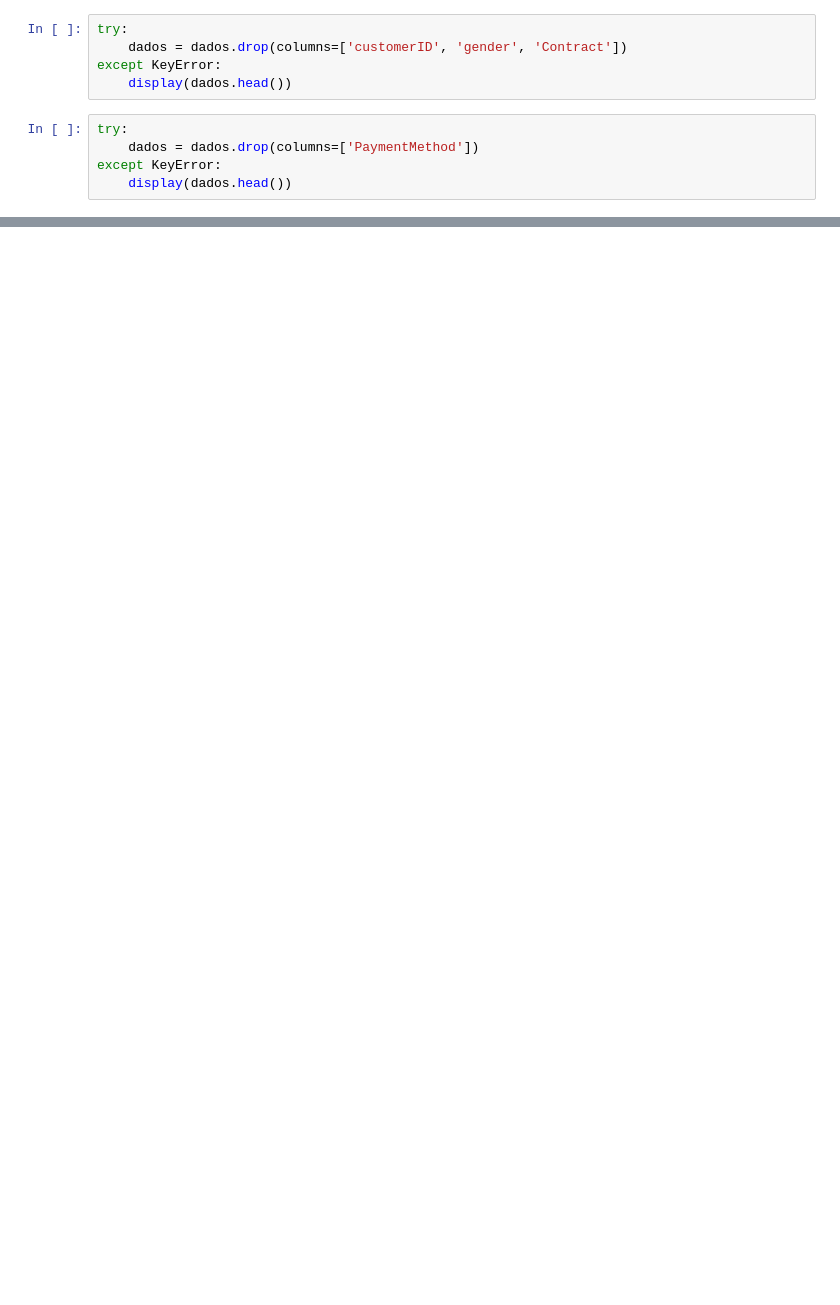
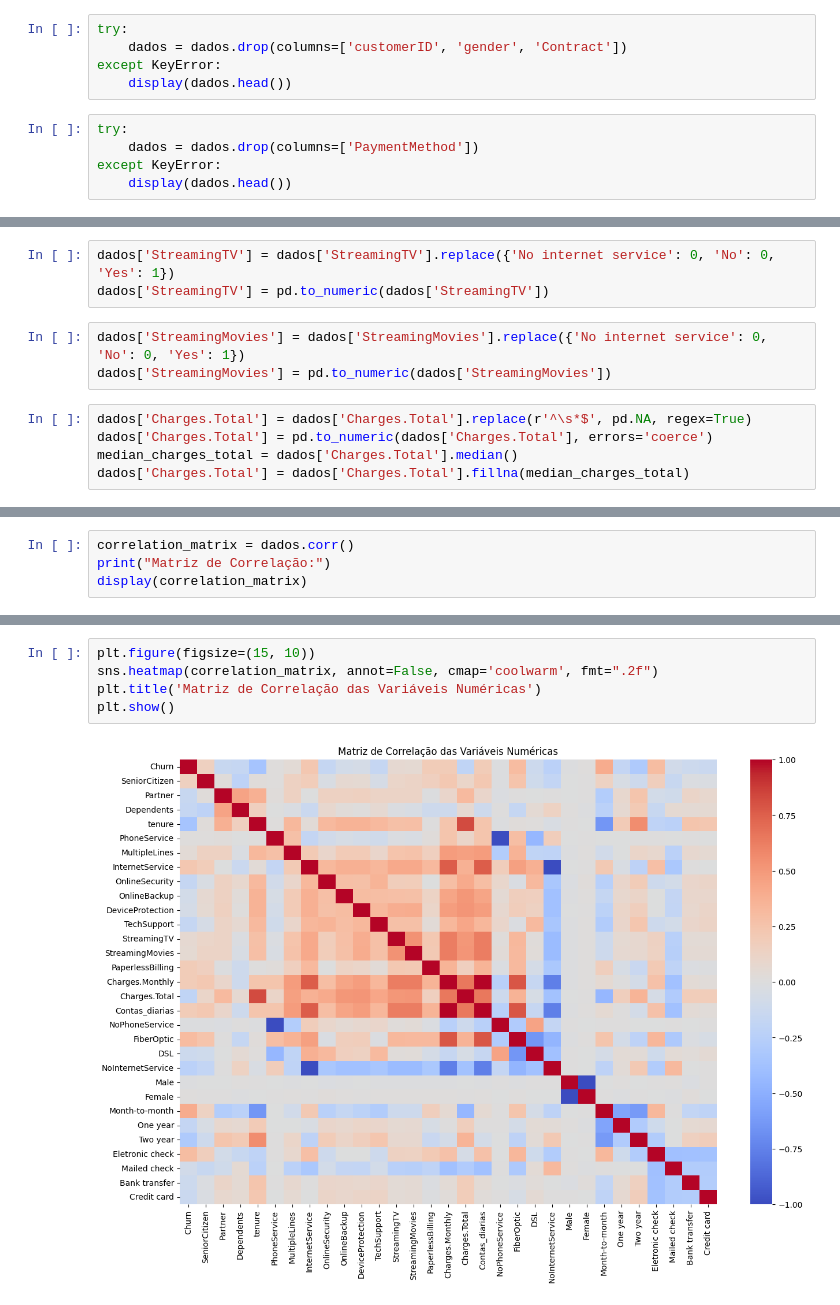
Before and after one commit to Housenkan/ChallengeAluraTelecomX_Part_2, a Jupyter notebook: TelecomX_Parte_2.ipynb, the cells around one changed output, grey strips where cells are left out. Drawn from its saved outputs; the diff is of its cells as text; blank space fills up the shorter version.

```diff
--- a/TelecomX_Parte_2.ipynb
+++ b/TelecomX_Parte_2.ipynb
@@ -61,0 +85,11 @@ Não há um desequilíbrio significativo entre as classes Churn e Não Churn.
+# %%
+dados['StreamingTV'] = dados['StreamingTV'].replace({'No internet service': 0, 'No': 0, 'Yes': 1})
+dados['StreamingTV'] = pd.to_numeric(dados['StreamingTV'])
+# %%
+dados['StreamingMovies'] = dados['StreamingMovies'].replace({'No internet service': 0, 'No': 0, 'Yes': 1})
+dados['StreamingMovies'] = pd.to_numeric(dados['StreamingMovies'])
+# %%
+dados['Charges.Total'] = dados['Charges.Total'].replace(r'^\s*$', pd.NA, regex=True)
+dados['Charges.Total'] = pd.to_numeric(dados['Charges.Total'], errors='coerce')
+median_charges_total = dados['Charges.Total'].median()
+dados['Charges.Total'] = dados['Charges.Total'].fillna(median_charges_total)
@@ -61,0 +165,4 @@ Não há um desequilíbrio significativo entre as classes Churn e Não Churn.
+# %%
+correlation_matrix = dados.corr()
+print("Matriz de Correlação:")
+display(correlation_matrix)
@@ -61,0 +188,7 @@ Não há um desequilíbrio significativo entre as classes Churn e Não Churn.
+# %%
+plt.figure(figsize=(15, 10))
+sns.heatmap(correlation_matrix, annot=False, cmap='coolwarm', fmt=".2f")
+plt.title('Matriz de Correlação das Variáveis Numéricas')
+plt.show()
+# %% [output]
+[figure, added]
```
Also changed, not shown: parts of 14 cells of this notebook.
